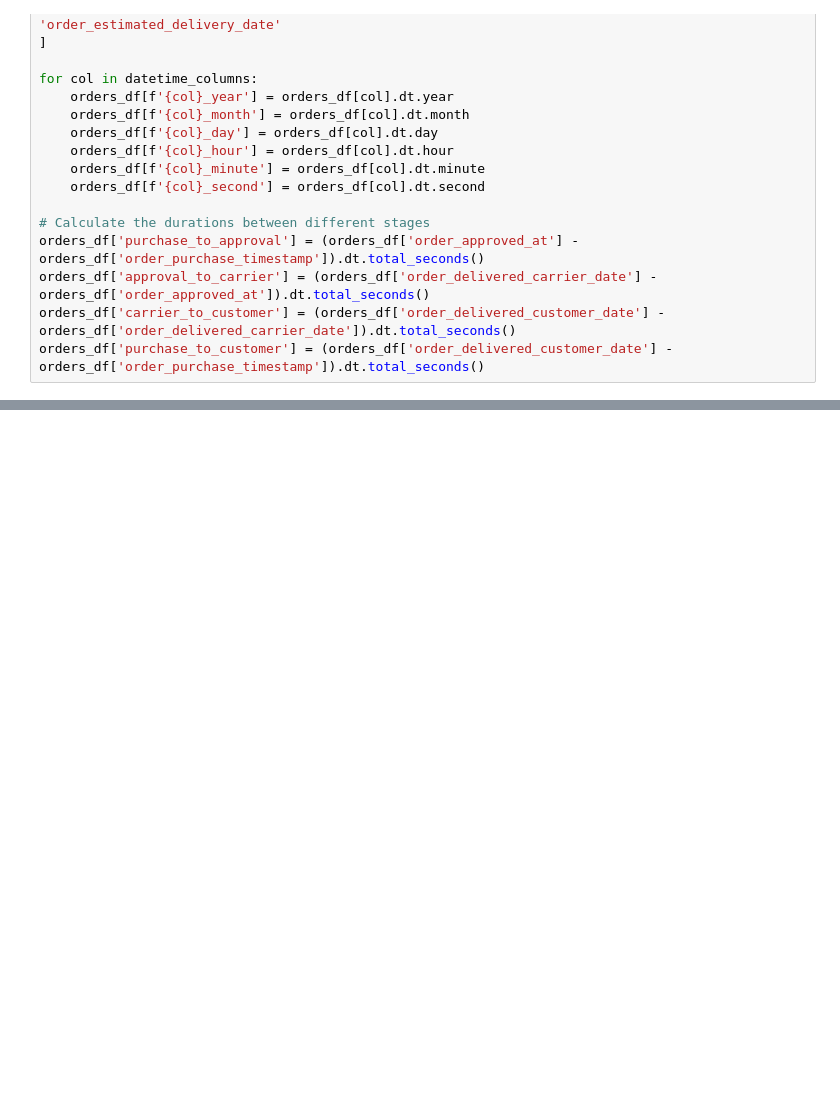
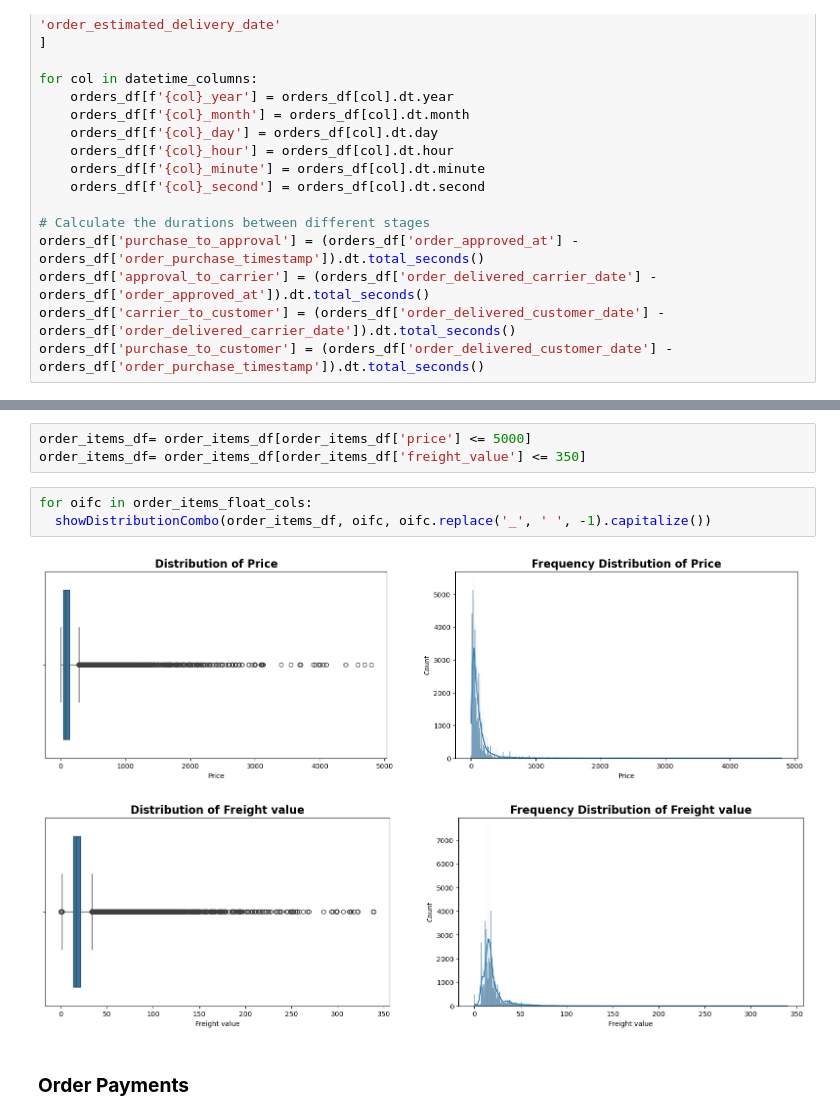
Before and after one commit to fritz-immanuel/Brazilian-E-Commerce-Data-Analysis, a Jupyter notebook: Data Analysis & Predictions.ipynb, the cells around one changed output, grey strips where cells are left out. Saved outputs shown, nothing was run; the diff lists cells and outputs as text; blank space fills up the shorter version.

```diff
--- a/Data Analysis & Predictions.ipynb
+++ b/Data Analysis & Predictions.ipynb
@@ -487,0 +515,11 @@ dtype: int64
+# %%
+order_items_df= order_items_df[order_items_df['price'] <= 5000]
+order_items_df= order_items_df[order_items_df['freight_value'] <= 350]
+# %%
+for oifc in order_items_float_cols:
+  showDistributionCombo(order_items_df, oifc, oifc.replace('_', ' ', -1).capitalize())
+# %% [output]
+[figure, added]
+[figure, added]
+# %% [markdown]
+### **Order Payments**
```
Also changed, not shown: parts of 118 cells of this notebook.
